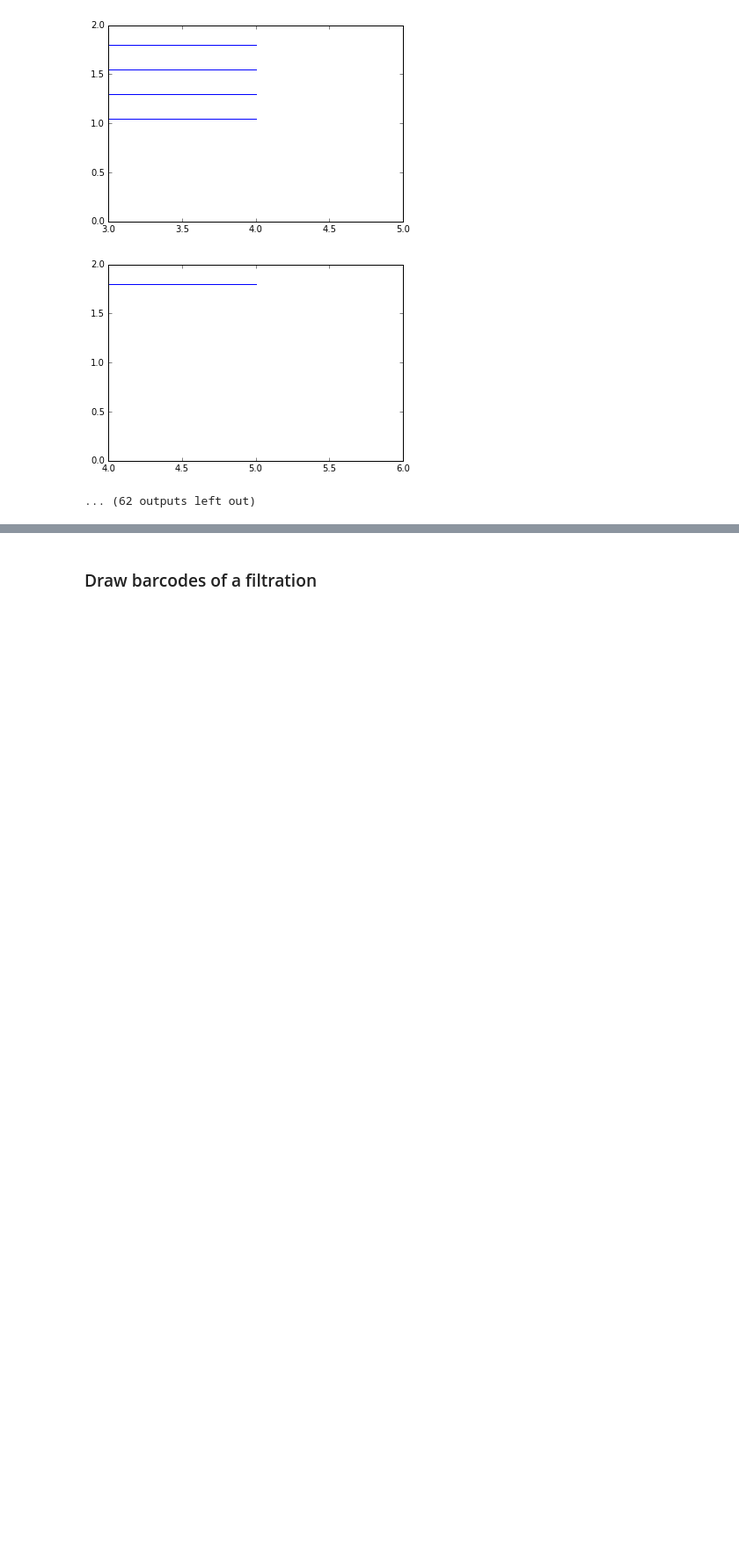
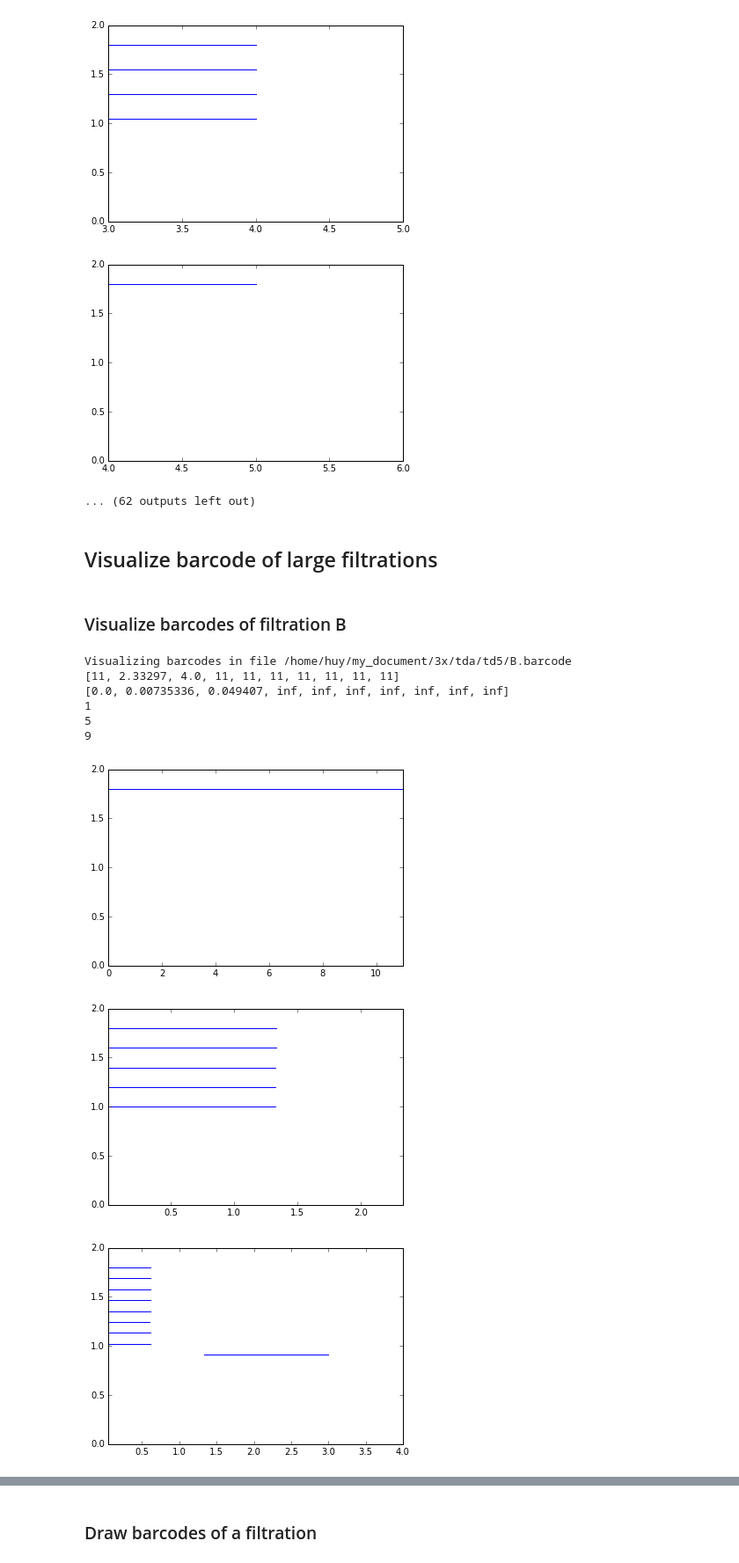
Before and after one commit to vovanhuy/non_top, a Jupyter notebook: python/Untitled.ipynb, the cells around one changed output, grey strips where cells are left out. Shown at 88% size. Drawn from its saved outputs; the diff is of its cells as text; code cells hidden in the pictures; blank space fills up the shorter version.

```diff
--- a/python/Untitled.ipynb
+++ b/python/Untitled.ipynb
@@ -3,7 +3,7 @@
 # %%
 import matplotlib.pyplot as plt
 %matplotlib inline
-def visualize_barcode(path_to_barcode):
+def visualize_barcode(path_to_barcode, filter_threshold=0):
     print ("Visualizing barcodes in file " + path_to_barcode)
 #     path_to_barcode = "/home/huy/my_document/3x/tda/td5/B.barcode"
     barcode = {}
@@ -19,6 +19,11 @@ def visualize_barcode(path_to_barcode):
                 dim = int(line[0])
                 begin_time = float(line[1])
                 end_time = float(line[2])
+
+                # eliminate barcodes whose length is smaller than filter_threshold
+                if end_time != float("Inf") and end_time - begin_time < filter_threshold:
+                    continue
+
                 if begin_time == end_time:
                     continue
                 # update min_time and max-time
@@ -129,3 +134,20 @@ Visualizing barcodes in file /home/huy/my_document/3x/tda/td5/3_ball
 [figure]
 [figure]
 ... (62 outputs left out)
+# %% [markdown]
+## Visualize barcode of large filtrations
+# %% [markdown]
+### Visualize barcodes of filtration B
+# %%
+path_to_barcode = "/home/huy/my_document/3x/tda/td5/B.barcode"
+visualize_barcode(path_to_barcode, filter_threshold=0.05)
+# %% [output]
+Visualizing barcodes in file /home/huy/my_document/3x/tda/td5/B.barcode
+[11, 2.33297, 4.0, 11, 11, 11, 11, 11, 11, 11]
+[0.0, 0.00735336, 0.049407, inf, inf, inf, inf, inf, inf, inf]
+1
+5
+9
+[figure, added]
+[figure, added]
+[figure, added]
```
Also changed, not shown: parts of 3 cells of this notebook.
